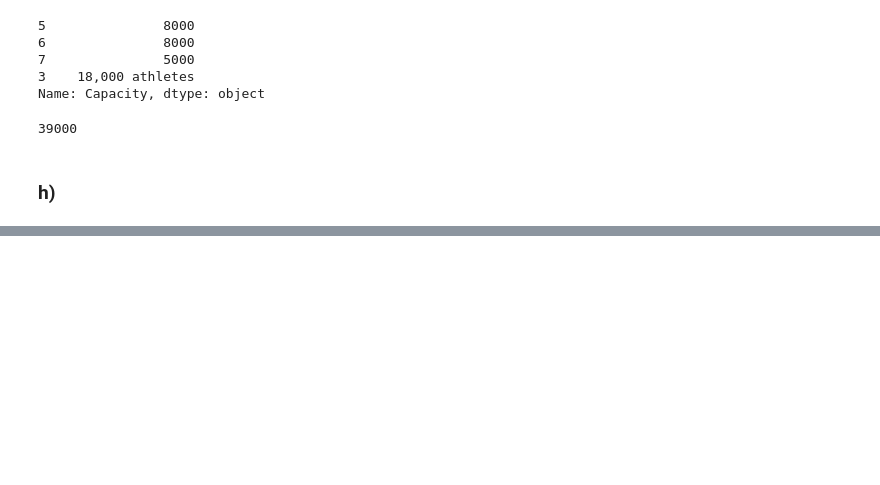
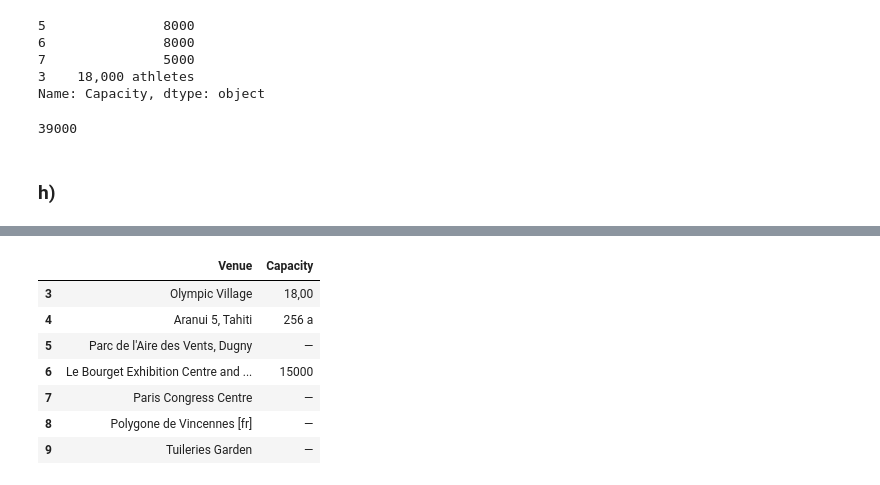
Before and after one commit to MiltonOberg/Fullstack_data_milton_osterberg, a Jupyter notebook: exercises/exercises_1.ipynb, the cells around one changed output, grey strips where cells are left out. Drawn from its saved outputs; the diff is of its cells as text; code cells hidden in the pictures; blank space fills up the shorter version.

```diff
--- a/exercises/exercises_1.ipynb
+++ b/exercises/exercises_1.ipynb
@@ -253,0 +269,4 @@ built_for_games_capacity
+# %%
+venue_capacity= venues[["Venue", "Capacity"]]
+# %%
+venue_capacity= venue_capacity.drop_duplicates(subset= "Venue")
@@ -253,0 +275,13 @@ built_for_games_capacity
+# %%
+venue_capacity["Capacity"]= venue_capacity["Capacity"].apply(lambda x: x[:5] if isinstance(x, str) else x)
+# %%
+venue_capacity.tail(7)
+# %% [output]
+|  | Venue | Capacity |
+| 3 | Olympic Village | 18,00 |
+| 4 | Aranui 5, Tahiti | 256 a |
+| 5 | Parc de l'Aire des Vents, Dugny | — |
+| 6 | Le Bourget Exhibition Centre and ... | 15000 |
+| 7 | Paris Congress Centre | — |
+| 8 | Polygone de Vincennes [fr] | — |
+| 9 | Tuileries Garden | — |
```
Also changed, not shown: parts of 13 cells of this notebook.
